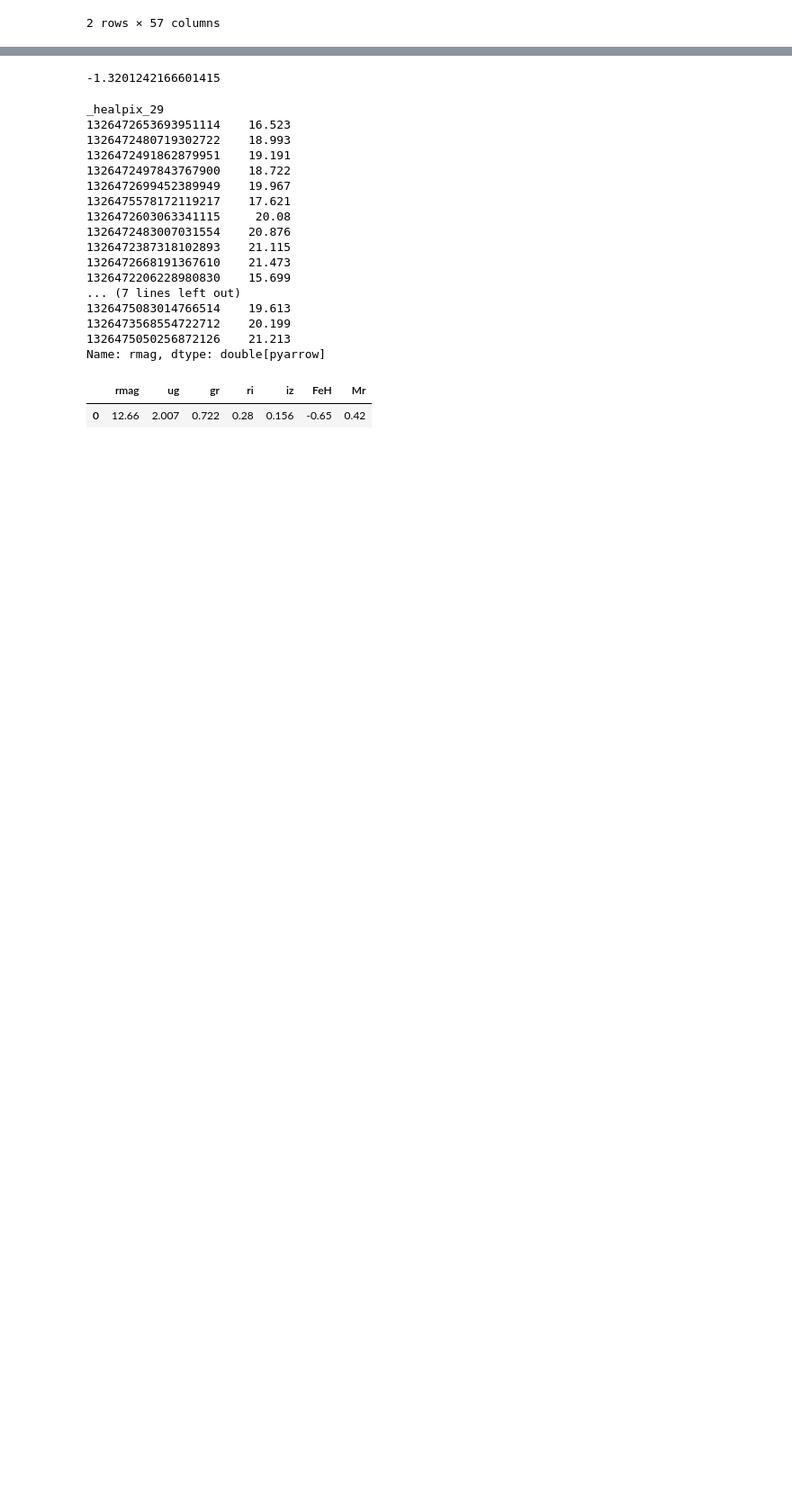
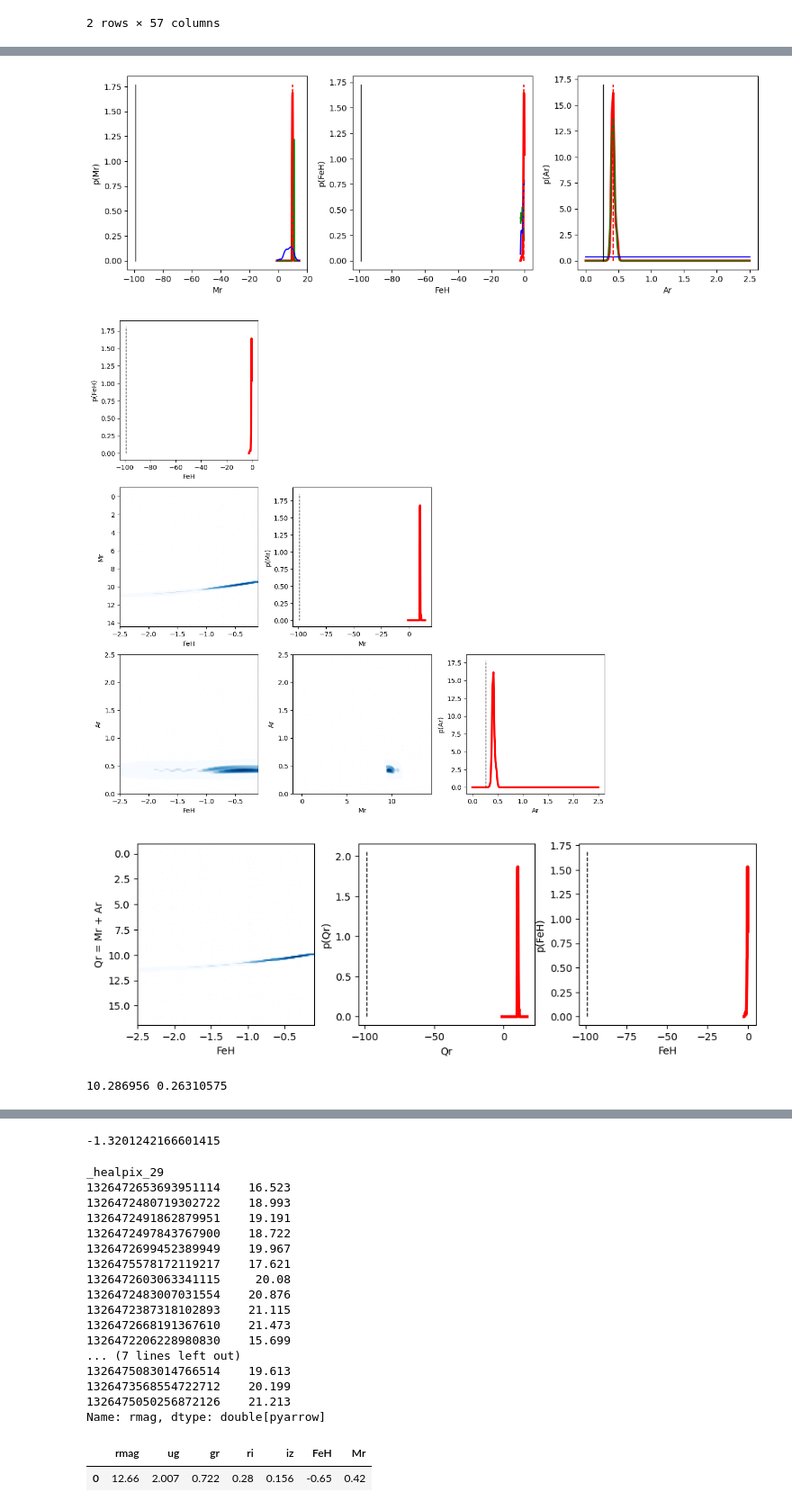
Before and after one commit to labastro-rbi/photoD, a Jupyter notebook: docs/pre_executed/plot_star.ipynb, the cells around one changed output, grey strips where cells are left out. Shown: that part at 90% size. Saved outputs shown, nothing was run; the diff lists cells and outputs as text; code cells hidden in the pictures; blank space fills up the shorter version.

Commit message:
A bunch of test noteboks, mostly related to figuring out discrepancies in priors (old vs. new code). Also prior generation notebooks.

```diff
--- a/docs/pre_executed/plot_star.ipynb
+++ b/docs/pre_executed/plot_star.ipynb
@@ -46,7 +46,8 @@ lsdb Catalog s82_priors:
 | Order: 5, Pixel: 12287 | ... | ... | ... | ... | ... | ... | ... |
 The catalog has been loaded lazily, meaning no data has been read, only the catalog schema
 # %%
-locus_path = "/home/scampos/photoD/data/MSandRGBcolors_v1.3.txt"
+# locus_path = "/home/scampos/photoD/data/MSandRGBcolors_v1.3.txt"
+locus_path = "../../data/MSandRGBcolors_v1.3.txt"
 fitColors = ("ug", "gr", "ri", "iz")
 LSSTlocus = LSSTsimsLocus(fixForStripe82=False, datafile=locus_path)
 OKlocus = LSSTlocus[(LSSTlocus["gi"] > 0.2) & (LSSTlocus["gi"] < 3.55)]
@@ -102,0 +124,13 @@ results = computeBayesEstimates(stars_df, prior_map_catalog, globalParams)
+# %%
+from photod.bayes import plotStars
+
+results = computeBayesEstimates(stars_df, prior_map_catalog, globalParams)
+
+for i in range(1):
+    plotStars(
+        stars_df.iloc[[i]].reset_index(drop=True),
+        *results[i].getPlottingArgs(),
+        *globalParams.getPlottingArgs(),
+        starIndices=[0]
+    )
+# %% [output]
@@ -102,0 +155,4 @@ results = computeBayesEstimates(stars_df, prior_map_catalog, globalParams)
+[figure, added]
+[figure, added]
+[figure, added]
+10.286956 0.26310575
```
Also changed, not shown: parts of 6 cells of this notebook, 15 other files.
